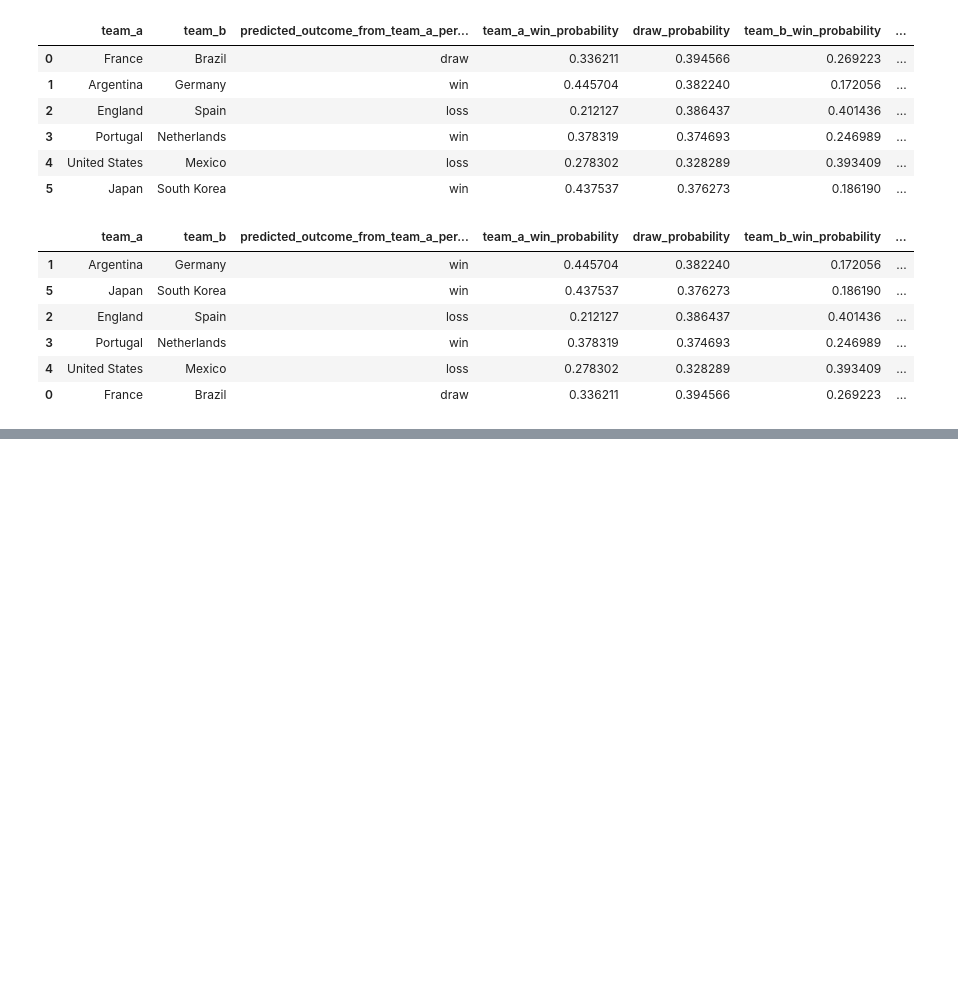
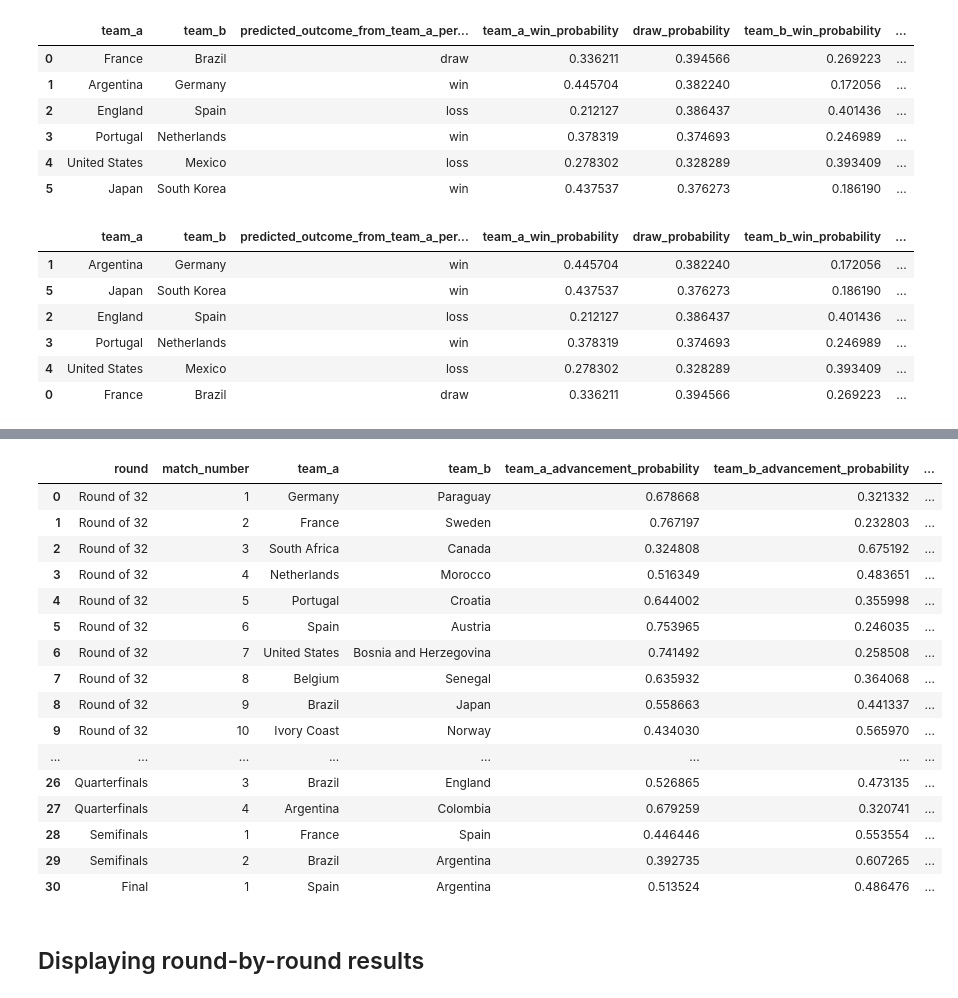
Before and after one commit to rayhanrinzan/fifa-world-cup-predictor, a Jupyter notebook: notebooks/09_knockout_prediction_logic.ipynb, the cells around one changed output, grey strips where cells are left out. Saved outputs shown, nothing was run; the diff lists cells and outputs as text; code cells hidden in the pictures; blank space fills up the shorter version.

```diff
--- a/notebooks/09_knockout_prediction_logic.ipynb
+++ b/notebooks/09_knockout_prediction_logic.ipynb
@@ -385,0 +519,34 @@ The next notebook will build a bracket simulator that repeatedly calls `predict_
+# %%
+bracket_summary = bracket_results_df[
+    [
+        "round",
+        "match_number",
+        "team_a",
+        "team_b",
+        "team_a_advancement_probability",
+        "team_b_advancement_probability",
+        "predicted_advancing_team"
+    ]
+].copy()
+
+bracket_summary
+# %% [output]
+|  | round | match_number | team_a | team_b | team_a_advancement_probability | team_b_advancement_probability | ... |
+| 0 | Round of 32 | 1 | Germany | Paraguay | 0.678668 | 0.321332 | ... |
+| 1 | Round of 32 | 2 | France | Sweden | 0.767197 | 0.232803 | ... |
+| 2 | Round of 32 | 3 | South Africa | Canada | 0.324808 | 0.675192 | ... |
+| 3 | Round of 32 | 4 | Netherlands | Morocco | 0.516349 | 0.483651 | ... |
+| 4 | Round of 32 | 5 | Portugal | Croatia | 0.644002 | 0.355998 | ... |
+| 5 | Round of 32 | 6 | Spain | Austria | 0.753965 | 0.246035 | ... |
+| 6 | Round of 32 | 7 | United States | Bosnia and Herzegovina | 0.741492 | 0.258508 | ... |
+| 7 | Round of 32 | 8 | Belgium | Senegal | 0.635932 | 0.364068 | ... |
+| 8 | Round of 32 | 9 | Brazil | Japan | 0.558663 | 0.441337 | ... |
+| 9 | Round of 32 | 10 | Ivory Coast | Norway | 0.434030 | 0.565970 | ... |
+| ... | ... | ... | ... | ... | ... | ... | ... |
+| 26 | Quarterfinals | 3 | Brazil | England | 0.526865 | 0.473135 | ... |
+| 27 | Quarterfinals | 4 | Argentina | Colombia | 0.679259 | 0.320741 | ... |
+| 28 | Semifinals | 1 | France | Spain | 0.446446 | 0.553554 | ... |
+| 29 | Semifinals | 2 | Brazil | Argentina | 0.392735 | 0.607265 | ... |
+| 30 | Final | 1 | Spain | Argentina | 0.513524 | 0.486476 | ... |
+# %% [markdown]
+## Displaying round-by-round results
```
Also changed, not shown: parts of 20 cells of this notebook.
